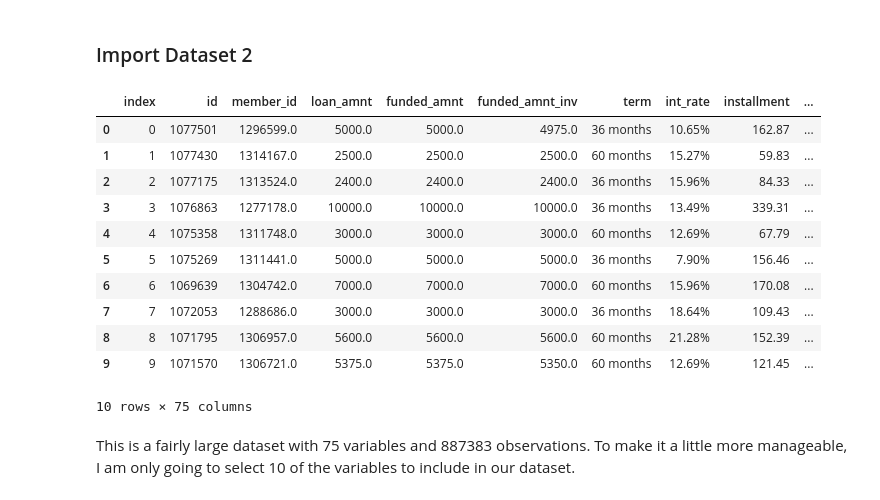
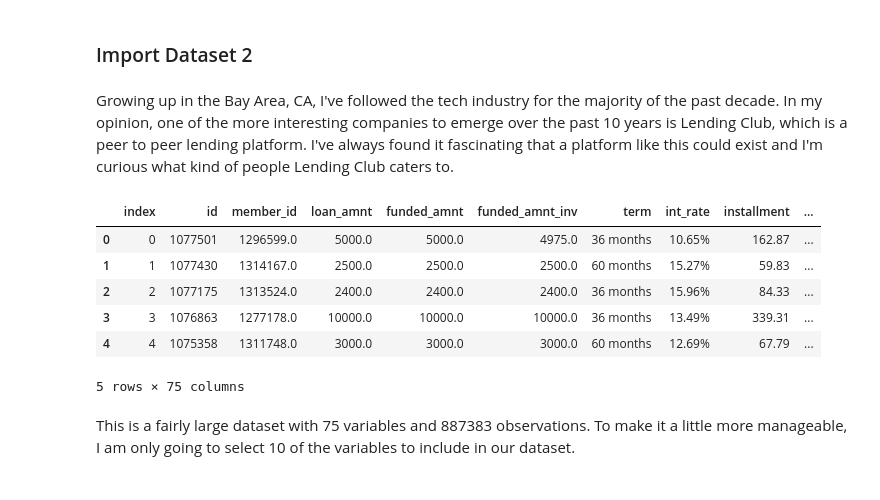
Before and after one commit to spencerrwise/homework1, a Jupyter notebook: Homework_1_Notebook.ipynb, the cells around one changed output. Saved outputs shown, nothing was run; the diff lists cells and outputs as text; code cells hidden in the pictures.

```diff
--- a/Homework_1_Notebook.ipynb
+++ b/Homework_1_Notebook.ipynb
@@ -158,4 +160,6 @@ Text(0,0.5,'Number of Pokemon')
 Another way of visualizing this data is by using a histogram to plot the distribution. In the above graph, we see that total stats are bimodally distributed with two peaks around 300 and 500.
 # %% [markdown]
 ### Import Dataset 2
+# %% [markdown]
+Growing up in the Bay Area, CA, I've followed the tech industry for the majority of the past decade. In my opinion, one of the more interesting companies to emerge over the past 10 years is Lending Club, which is a peer to peer lending platform. I've always found it fascinating that a platform like this could exist and I'm curious what kind of people Lending Club caters to.
 # %%
@@ -163,21 +167,16 @@ Another way of visualizing this data is by using a histogram to plot the distrib
 conn  =  sqlite3.connect("C:/Users/Spencer/Dropbox/School/Fall 2018/Machine Learning/Projects/Homework_1/database.sqlite")
 # %%
-#preview data
-head_df = pd.read_sql_query("select * from loan limit 10;", conn)
+#Preview data
+head_df = pd.read_sql_query("select * from loan limit 5;", conn)
 head_df
 # %% [output]
 |  | index | id | member_id | loan_amnt | funded_amnt | funded_amnt_inv | term | int_rate | installment | ... |
 | 0 | 0 | 1077501 | 1296599.0 | 5000.0 | 5000.0 | 4975.0 | 36 months | 10.65% | 162.87 | ... |
 | 1 | 1 | 1077430 | 1314167.0 | 2500.0 | 2500.0 | 2500.0 | 60 months | 15.27% | 59.83 | ... |
 | 2 | 2 | 1077175 | 1313524.0 | 2400.0 | 2400.0 | 2400.0 | 36 months | 15.96% | 84.33 | ... |
 | 3 | 3 | 1076863 | 1277178.0 | 10000.0 | 10000.0 | 10000.0 | 36 months | 13.49% | 339.31 | ... |
 | 4 | 4 | 1075358 | 1311748.0 | 3000.0 | 3000.0 | 3000.0 | 60 months | 12.69% | 67.79 | ... |
-| 5 | 5 | 1075269 | 1311441.0 | 5000.0 | 5000.0 | 5000.0 | 36 months | 7.90% | 156.46 | ... |
-| 6 | 6 | 1069639 | 1304742.0 | 7000.0 | 7000.0 | 7000.0 | 60 months | 15.96% | 170.08 | ... |
-| 7 | 7 | 1072053 | 1288686.0 | 3000.0 | 3000.0 | 3000.0 | 36 months | 18.64% | 109.43 | ... |
-| 8 | 8 | 1071795 | 1306957.0 | 5600.0 | 5600.0 | 5600.0 | 60 months | 21.28% | 152.39 | ... |
-| 9 | 9 | 1071570 | 1306721.0 | 5375.0 | 5375.0 | 5350.0 | 60 months | 12.69% | 121.45 | ... |
-10 rows × 75 columns
+5 rows × 75 columns
 # %% [markdown]
 This is a fairly large dataset with 75 variables and 887383	observations. To make it a little more manageable, I am only going to select 10 of the variables to include in our dataset.
 # %%
```
Also changed, not shown: parts of 50 cells of this notebook.
